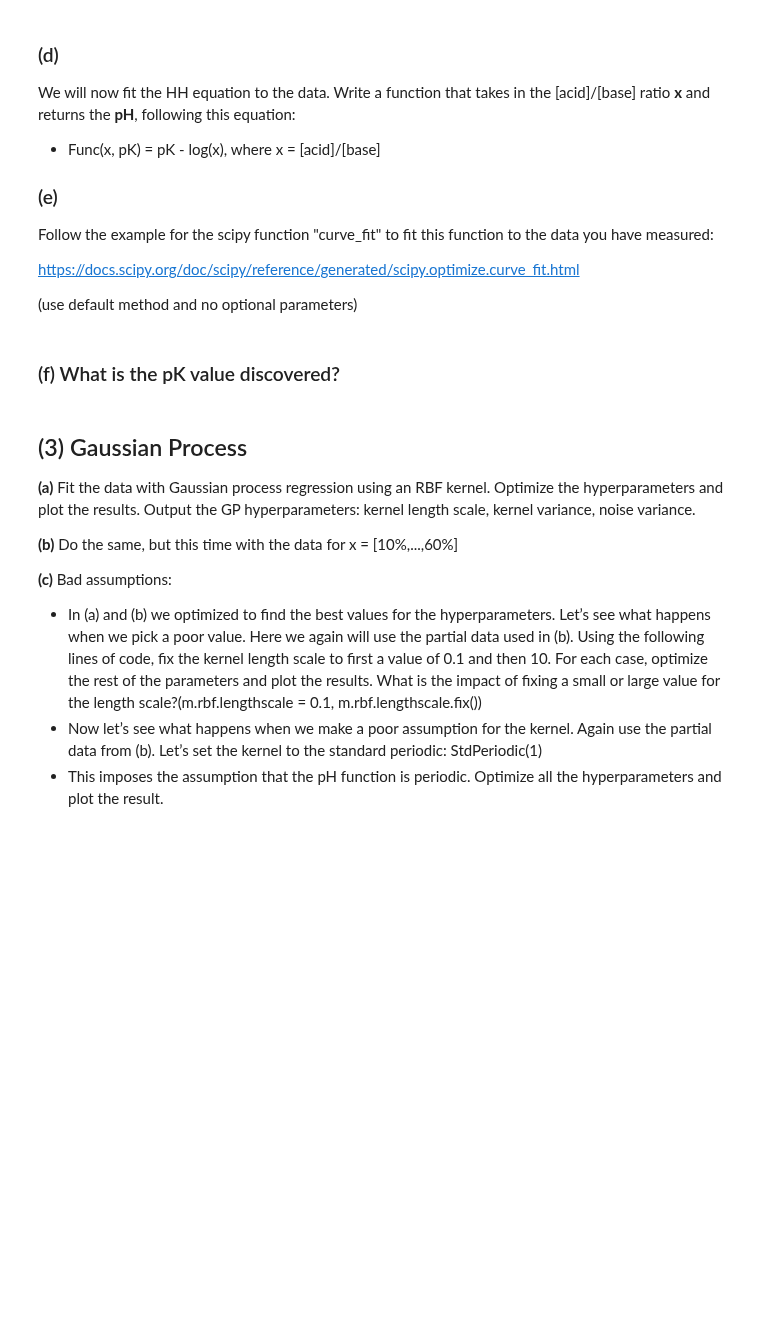
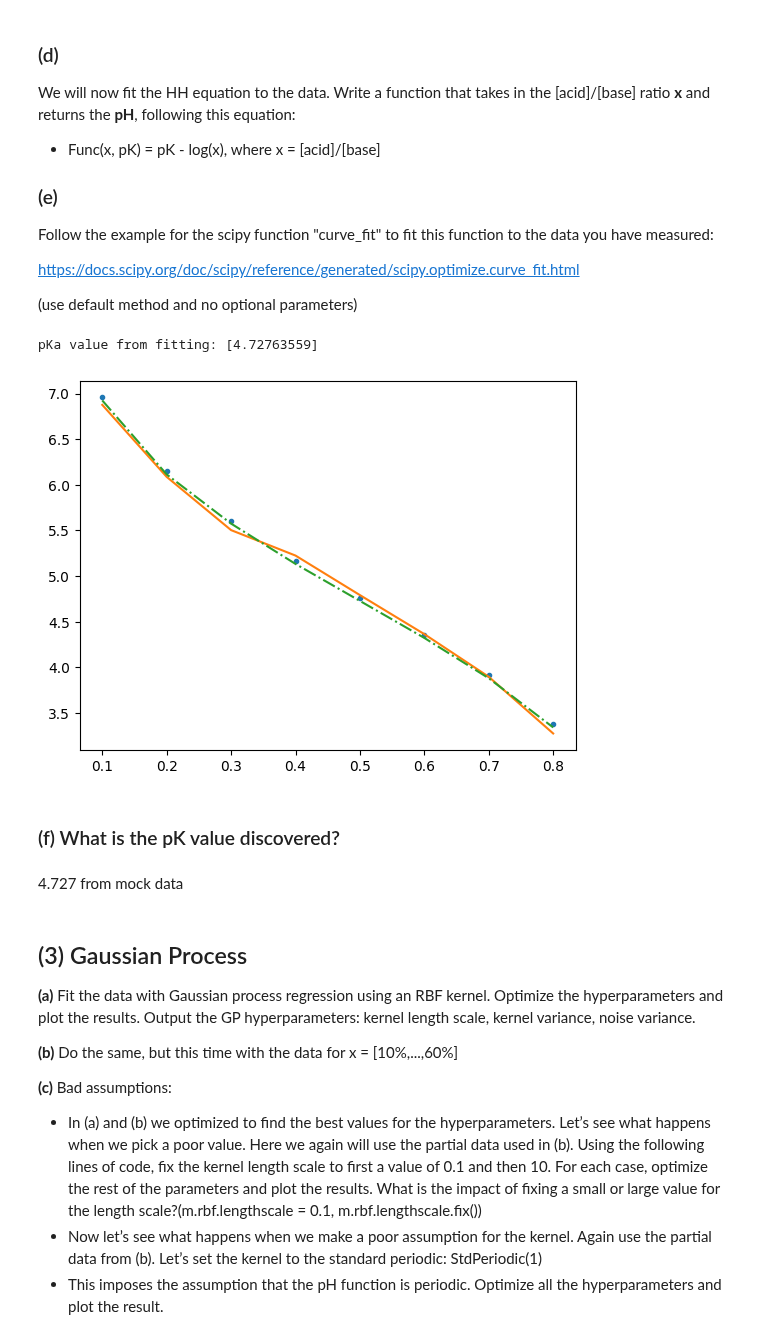
Before and after one commit to jess-garnett/LEGOLAS-Files, a Jupyter notebook: Code/LEGOLAS_Scripts/LegolasOutline.ipynb, the cells around one changed output. Drawn from its saved outputs; the diff is of its cells as text; code cells hidden in the pictures; blank space fills up the shorter version.

Commit message:
mock up of e and f

```diff
--- a/Code/LEGOLAS_Scripts/LegolasOutline.ipynb
+++ b/Code/LEGOLAS_Scripts/LegolasOutline.ipynb
@@ -278,8 +278,45 @@ Follow the example for the scipy function "curve_fit" to fit this function to th
 https://docs.scipy.org/doc/scipy/reference/generated/scipy.optimize.curve_fit.html
 
 (use default method and no optional parameters)
+# %%
+from scipy.optimize import curve_fit
+def ph_hh(x,pk):
+    """
+    - x is [acid]/[base] ratio
+    - pk is pKa of the weak acid
+    - pH is returned
+    """
+    return pk-np.log(x)
+
+# Generate demo data
+import numpy as np
+from matplotlib import pyplot as plt
+mock_pk=4.76
+mixes=np.linspace(0.1,0.8,8)
+x_ratio=mixes/(1-mixes)
+mock_ph=ph_hh(x_ratio,mock_pk)
+gaussian_noise = np.random.normal(0, 0.1, mock_ph.shape)
+mock_ph_data=mock_ph+gaussian_noise
+
+#fit ph data
+ph_data=mock_ph_data
+x_ratio=mixes/(1-mixes)
+fit_pk=curve_fit(ph_hh,x_ratio,ph_data)
+print("pKa value from fitting:",fit_pk[0])
+fit_ph=ph_hh(x_ratio,fit_pk[0])
+
+plt.plot(mixes,mock_ph,".")
+plt.plot(mixes,mock_ph_data)
+plt.plot(mixes,fit_ph,"-.")
+
+plt.show()
+# %% [output]
+pKa value from fitting: [4.72763559]
+[figure, added]
 # %% [markdown]
 ### (f) What is the pK value discovered?
+# %% [markdown]
+4.727 from mock data
 # %% [markdown]
 ## (3) Gaussian Process
 
```
